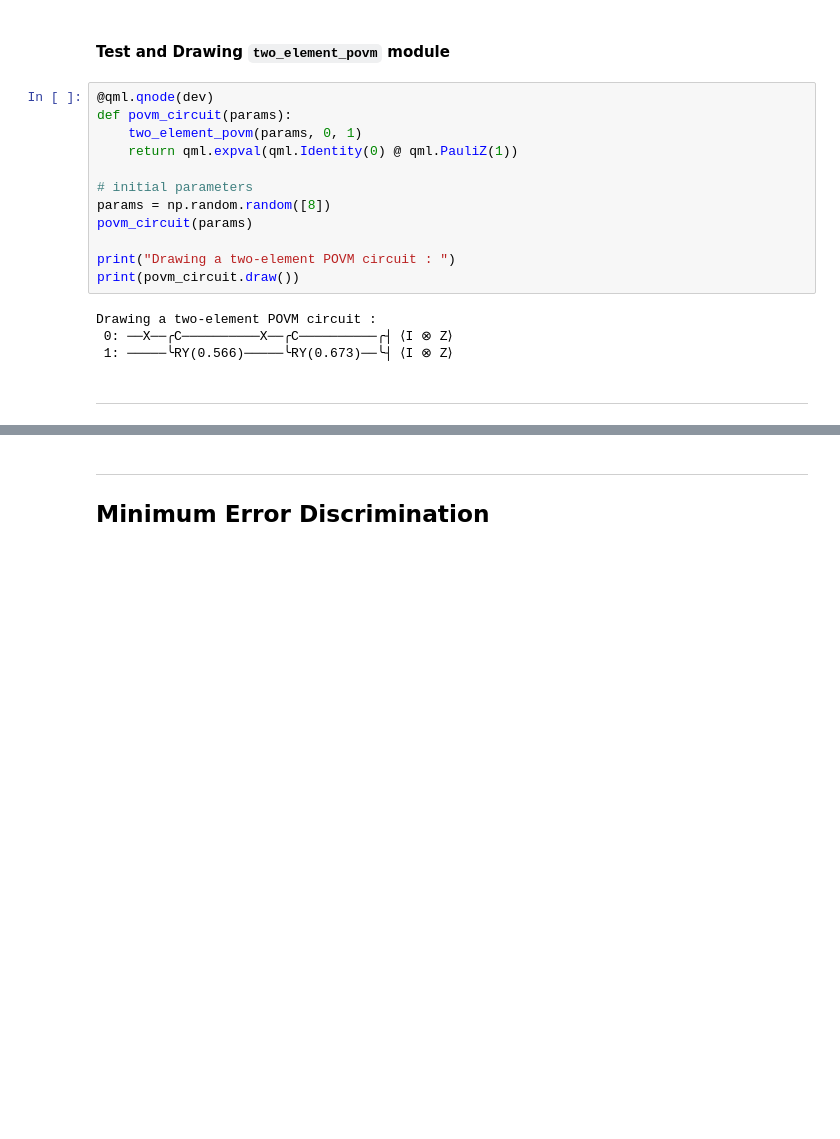
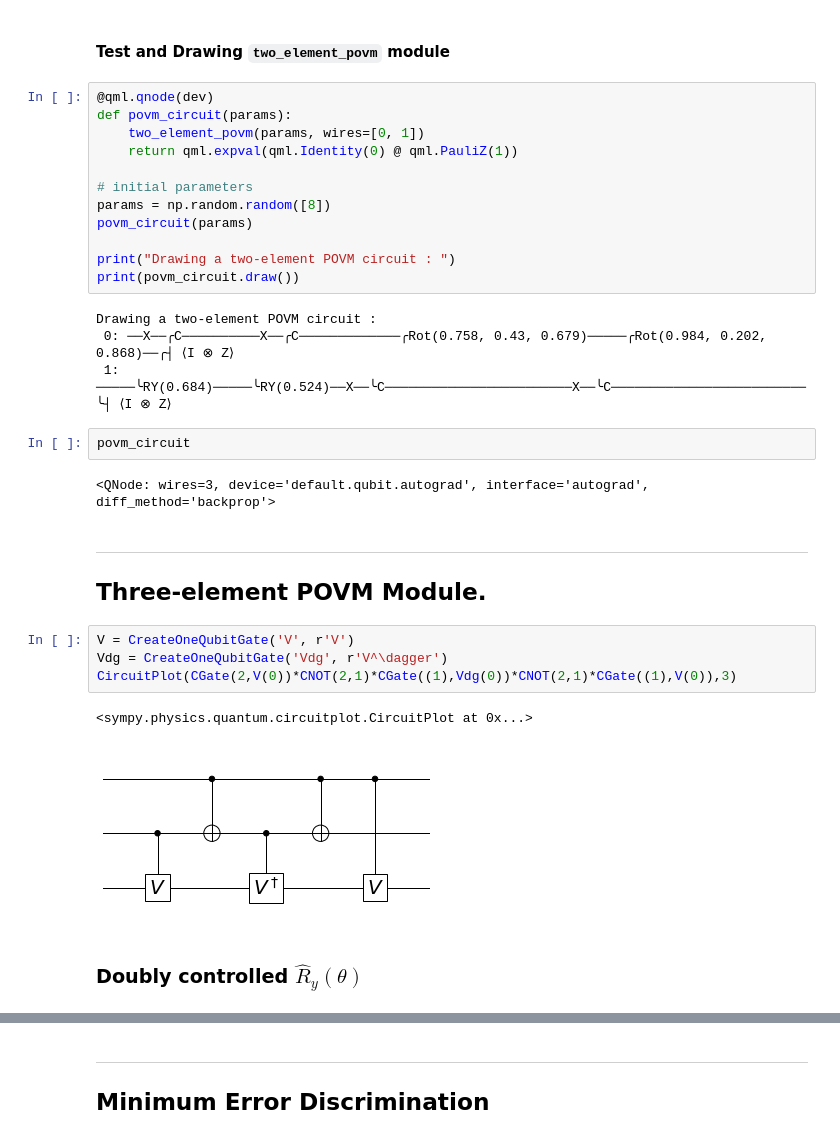
Before and after one commit to dkleeqc/vqsd, a Jupyter notebook: povm_clf.ipynb, the cells around one changed output, grey strips where cells are left out. Cells and saved outputs as stored; diff of their text form; blank space fills up the shorter version.

Commit message:
Finish 3-element POVM

```diff
--- a/povm_clf.ipynb
+++ b/povm_clf.ipynb
@@ -49,7 +50,7 @@ def two_element_povm(params, wire0, wire1):
 # %%
 @qml.qnode(dev)
 def povm_circuit(params):
-    two_element_povm(params, 0, 1)
+    two_element_povm(params, wires=[0, 1])
     return qml.expval(qml.Identity(0) @ qml.PauliZ(1))
 
 # initial parameters
@@ -60,7 +61,21 @@ print("Drawing a two-element POVM circuit : ")
 print(povm_circuit.draw())
 # %% [output]
 Drawing a two-element POVM circuit :
- 0: ──X──╭C──────────X──╭C──────────╭┤ ⟨I ⊗ Z⟩
- 1: ─────╰RY(0.566)─────╰RY(0.673)──╰┤ ⟨I ⊗ Z⟩
+ 0: ──X──╭C──────────X──╭C─────────────╭Rot(0.758, 0.43, 0.679)─────╭Rot(0.984, 0.202, 0.868)──╭┤ ⟨I ⊗ Z⟩
+ 1: ─────╰RY(0.684)─────╰RY(0.524)──X──╰C────────────────────────X──╰C─────────────────────────╰┤ ⟨I ⊗ Z⟩
-# %% [markdown]
----
+# %%
+povm_circuit
+# %% [output]
+<QNode: wires=3, device='default.qubit.autograd', interface='autograd', diff_method='backprop'>
+# %% [markdown]
+---
+## Three-element POVM Module.
+# %%
+V = CreateOneQubitGate('V', r'V')
+Vdg = CreateOneQubitGate('Vdg', r'V^\dagger')
+CircuitPlot(CGate(2,V(0))*CNOT(2,1)*CGate((1),Vdg(0))*CNOT(2,1)*CGate((1),V(0)),3)
+# %% [output]
+<sympy.physics.quantum.circuitplot.CircuitPlot at 0x...>
+[figure, added]
+# %% [markdown]
+### Doubly controlled $\hat{R}_y(\theta)$
```
Also changed, not shown: parts of 53 cells of this notebook.
